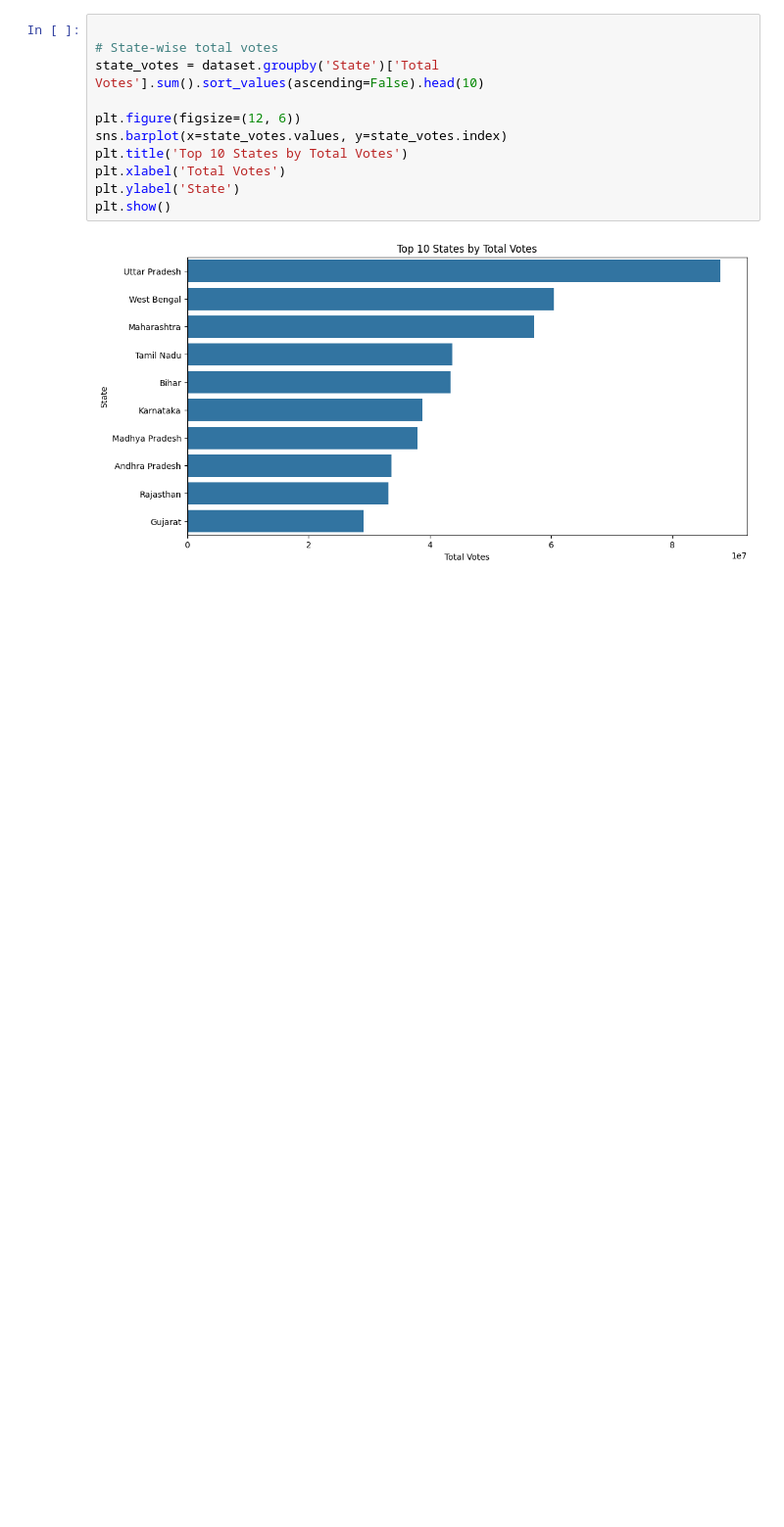
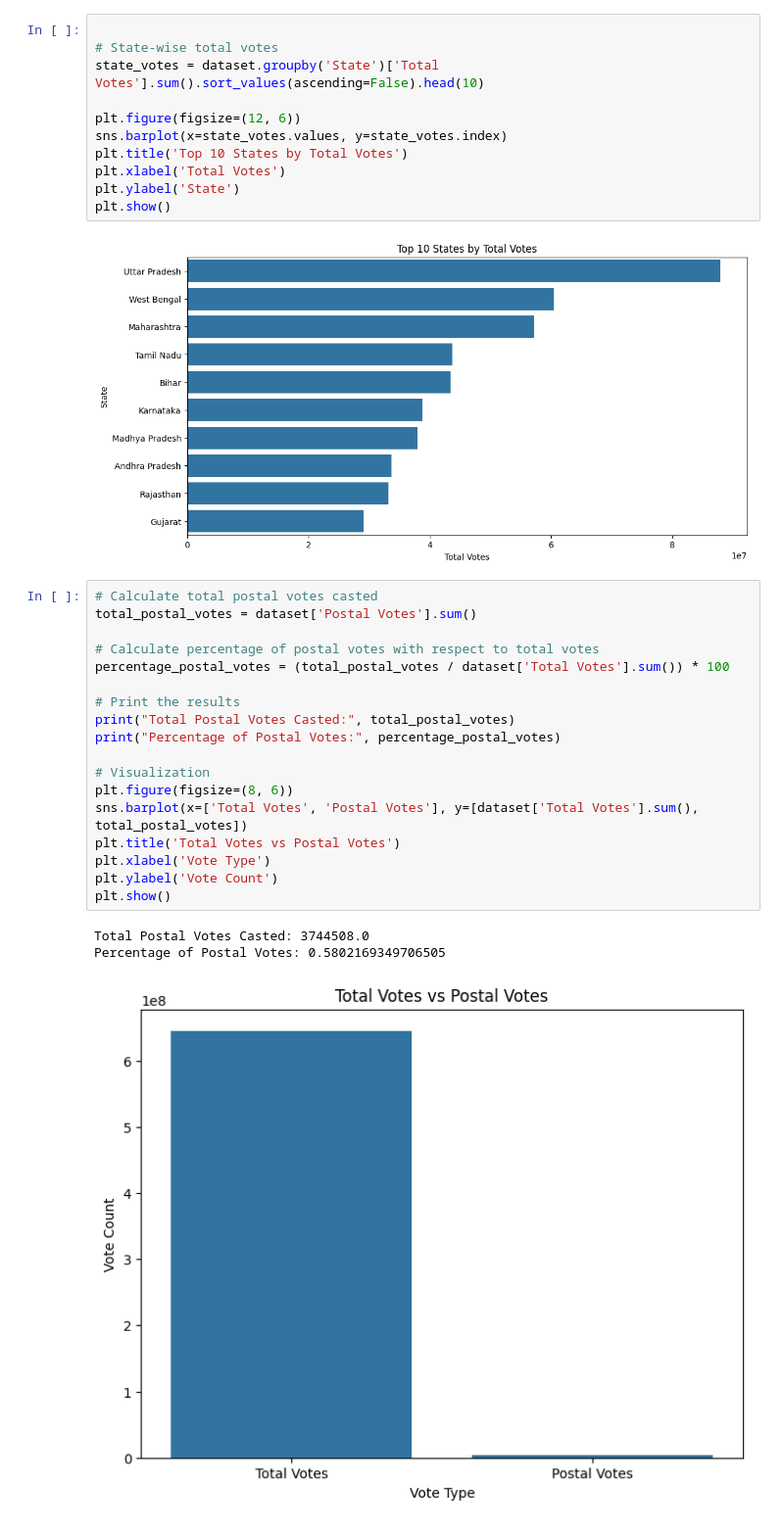
Before and after one commit to mohit2pal/2024-Lok_Sabha-Data-Analysis, a Jupyter notebook: python-vizualization.ipynb, the cells around one changed output. Shown at 98% size. Drawn from its saved outputs; the diff is of its cells as text; blank space fills up the shorter version.

Commit message:
⬆️ Updates in visualization

```diff
--- a/python-vizualization.ipynb
+++ b/python-vizualization.ipynb
@@ -108,3 +96,25 @@ plt.ylabel('State')
 plt.show()
 # %% [output]
 [figure]
+# %%
+# Calculate total postal votes casted
+total_postal_votes = dataset['Postal Votes'].sum()
+
+# Calculate percentage of postal votes with respect to total votes
+percentage_postal_votes = (total_postal_votes / dataset['Total Votes'].sum()) * 100
+
+# Print the results
+print("Total Postal Votes Casted:", total_postal_votes)
+print("Percentage of Postal Votes:", percentage_postal_votes)
+
+# Visualization
+plt.figure(figsize=(8, 6))
+sns.barplot(x=['Total Votes', 'Postal Votes'], y=[dataset['Total Votes'].sum(), total_postal_votes])
+plt.title('Total Votes vs Postal Votes')
+plt.xlabel('Vote Type')
+plt.ylabel('Vote Count')
+plt.show()
+# %% [output]
+Total Postal Votes Casted: 3744508.0
+Percentage of Postal Votes: 0.5802169349706505
+[figure, added]
```
Also changed, not shown: parts of 3 cells of this notebook.
